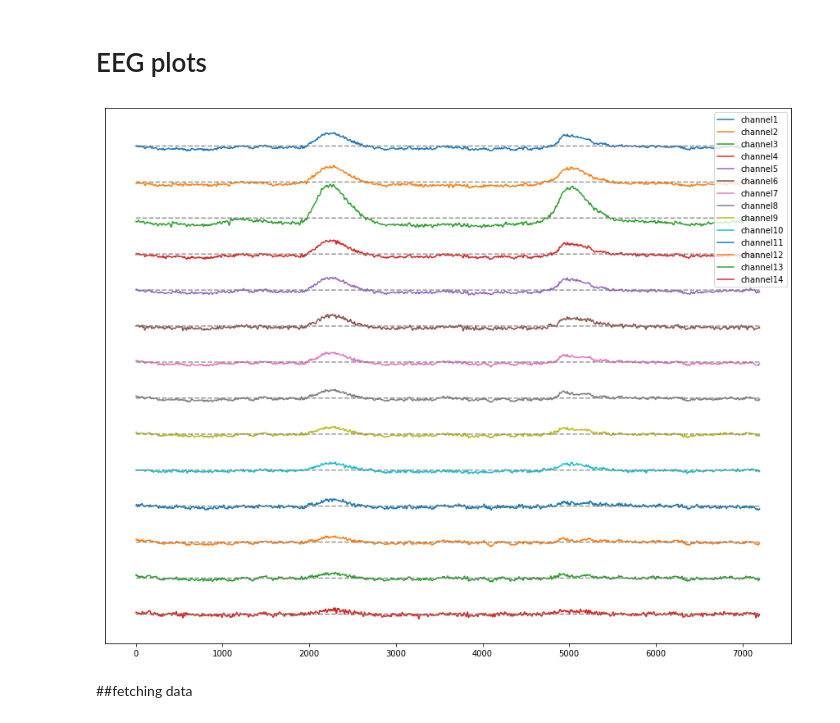
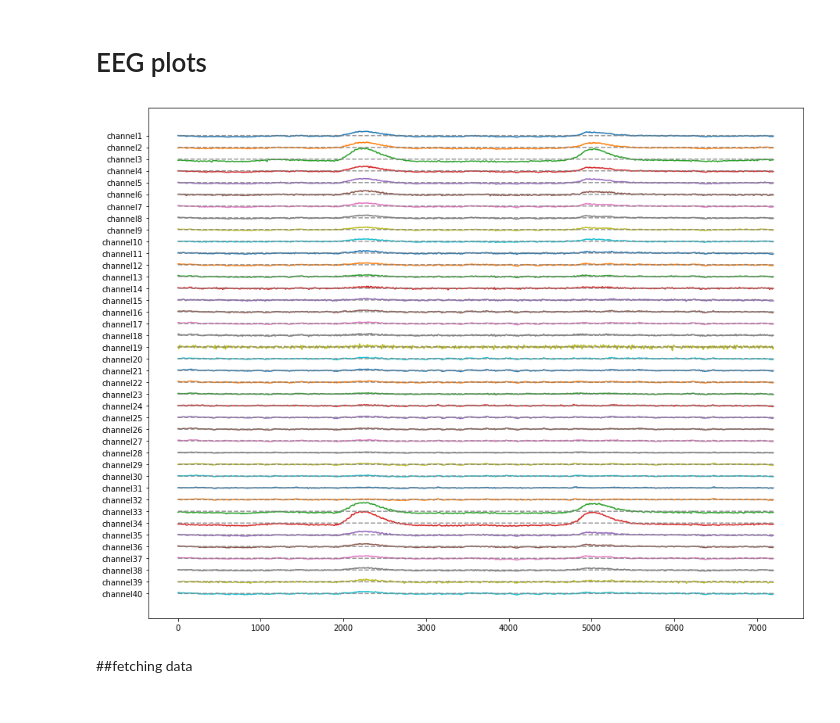
Before and after one commit to alifele/Brain_Computer_Interface, a Jupyter notebook: General Codes/Tools_Review.ipynb, the cells around one changed output. Cells and saved outputs as stored; diff of their text form; code cells hidden in the pictures.

```diff
--- a/General Codes/Tools_Review.ipynb
+++ b/General Codes/Tools_Review.ipynb
@@ -27,9 +23,9 @@ subj_1 = datafetch.fetch_subject(1)
 # %%
 data = subj_1['train_data_class1'][5]
 # %%
-EEG_plotter(14, data)
+EEG_plotter( 40, data)
 # %% [output]
-[figure, old version]
+[figure, new version]
 # %% [markdown]
 ##fetching data
 # %%
```
Also changed, not shown: parts of 1 cell of this notebook.
